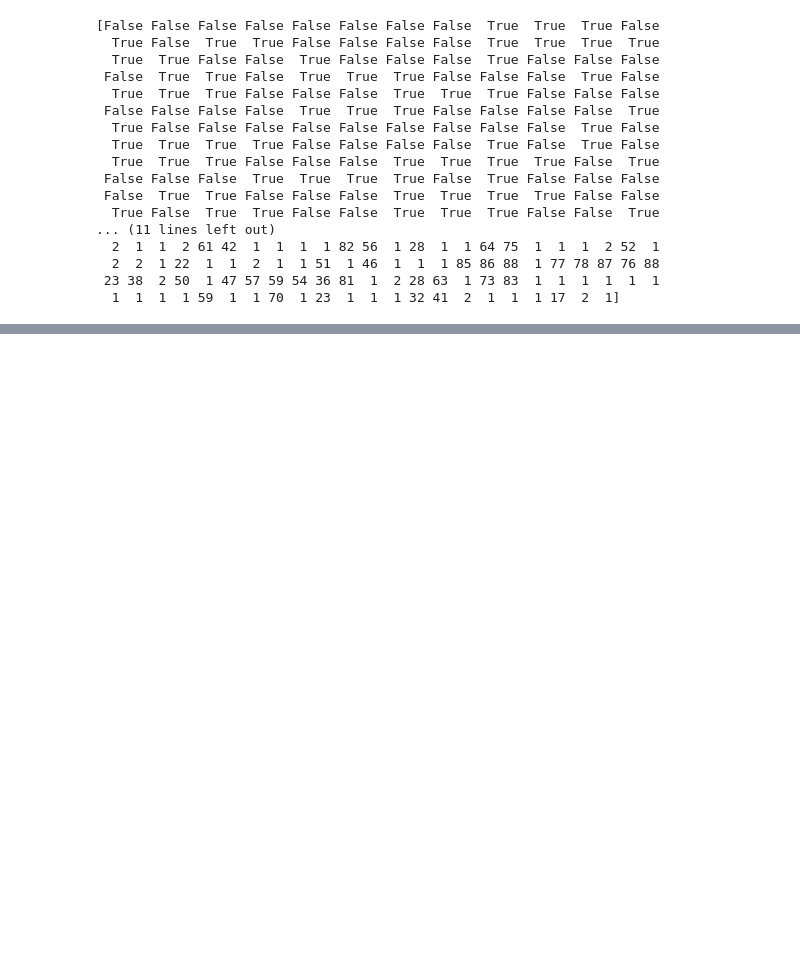
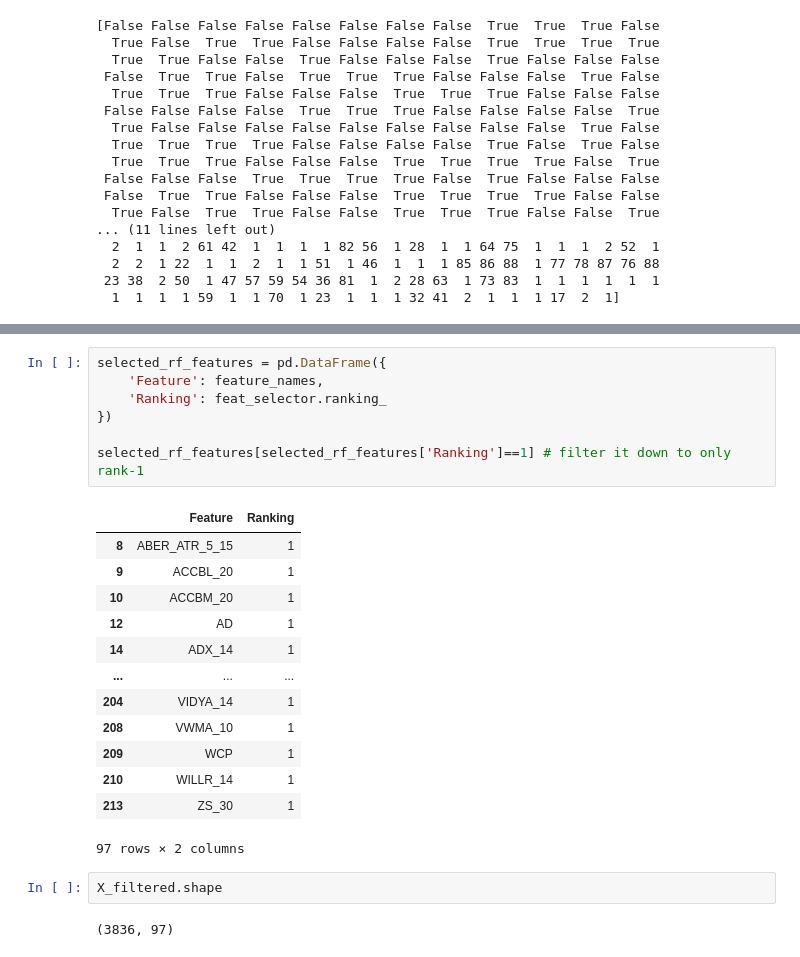
Before and after one commit to robonesky/oreilly, a Jupyter notebook: RM Lab Notes Advanced ML- part II.ipynb, the cells around one changed output, grey strips where cells are left out. Saved outputs shown, nothing was run; the diff lists cells and outputs as text; blank space fills up the shorter version.

```diff
--- a/RM Lab Notes Advanced ML- part II.ipynb
+++ b/RM Lab Notes Advanced ML- part II.ipynb
@@ -566,0 +595,25 @@ BorutaPy(estimator=RandomForestClassifier(class_weight={0: 0.9538344143456696,
+# %%
+selected_rf_features = pd.DataFrame({
+    'Feature': feature_names,
+    'Ranking': feat_selector.ranking_
+})
+
+selected_rf_features[selected_rf_features['Ranking']==1] # filter it down to only rank-1
+# %% [output]
+|  | Feature | Ranking |
+| 8 | ABER_ATR_5_15 | 1 |
+| 9 | ACCBL_20 | 1 |
+| 10 | ACCBM_20 | 1 |
+| 12 | AD | 1 |
+| 14 | ADX_14 | 1 |
+| ... | ... | ... |
+| 204 | VIDYA_14 | 1 |
+| 208 | VWMA_10 | 1 |
+| 209 | WCP | 1 |
+| 210 | WILLR_14 | 1 |
+| 213 | ZS_30 | 1 |
+97 rows × 2 columns
+# %%
+X_filtered.shape
+# %% [output]
+(3836, 97)
```
Also changed, not shown: parts of 6 cells of this notebook.
